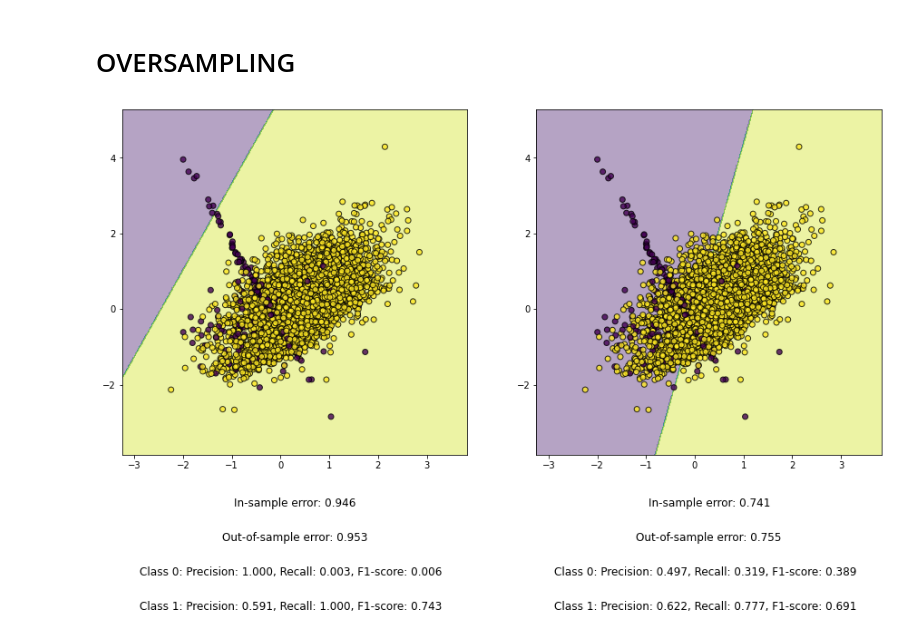
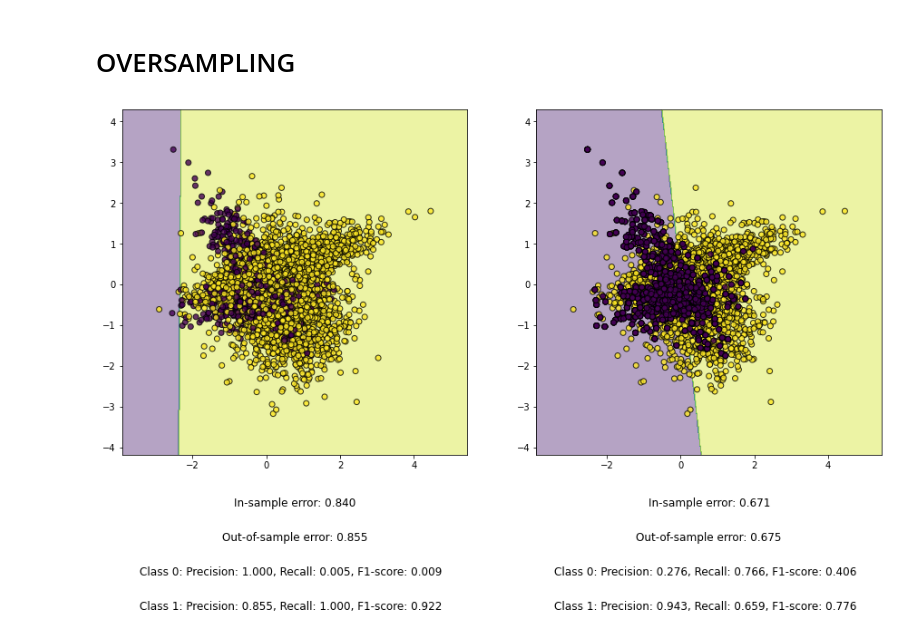
Before and after one commit to lucavella/SFML-project, a Jupyter notebook: Milan.ipynb, the cells around one changed output. Drawn from its saved outputs; the diff is of its cells as text; code cells hidden in the pictures.

```diff
--- a/Milan.ipynb
+++ b/Milan.ipynb
@@ -155,36 +111,0 @@ for ax, weights in zip(ax_arr, weights_arr):
-# %%
-fig, ((ax1, ax2), (ax3, ax4)) = plt.subplots(2, 2, figsize=(15, 12))
-fig.subplots_adjust(wspace=0.2, hspace=0.8)
-
-ax_arr = (ax1, ax2, ax3, ax4)
-weights_arr = ((0.05, 0.95), (0.12, 0.88),
-               (0.25, 0.75), (0.4, 0.6))
-for ax, weights in zip(ax_arr, weights_arr):
-    X, y = create_dataset(weights=weights, n_samples=5000, n_classes=2,
-                   class_sep=0.4, n_clusters=2)
-
-    ax.set_title('Linear SVC with y={}'.format(Counter(y)))
-
-    X_train, X_test, y_train, y_test = train_test_split(X, y, test_size=0.3, random_state=42)
-    clf = LinearSVC().fit(X_train, y_train)
-
-    plot_decision_function(X, y, clf, ax)
-
-    y_true = y_test
-
-    # compute in-sample error (accuracy on the training set)
-    y_pred_train = clf.predict(X_train)
-    in_sample_error = accuracy_score(y_train, y_pred_train)
-
-    # compute out-of-sample error (accuracy on the testing set)
-    y_pred_test = clf.predict(X_test)
-    out_of_sample_error = accuracy_score(y_test, y_pred_test)
-
-    ax.text(0.5, -0.15, "In-sample error: {:.3f}".format(in_sample_error), transform=ax.transAxes, ha='center', fontsize=12)
-    ax.text(0.5, -0.25, "Out-of-sample error: {:.3f}".format(out_of_sample_error), transform=ax.transAxes, ha='center', fontsize=12)
-
-    class_labels = np.unique(y)
-    report = classification_report(y_true, y_pred_test, zero_division=1, output_dict=True)
-
-    for i, label in enumerate(class_labels):
-        ax.text(0.05, -0.35-i*0.1, "Class {}: Precision: {:.3f}, Recall: {:.3f}, F1-score: {:.3f}".format(label, report[str(label)]['precision'], report[str(label)]['recall'], report[str(label)]['f1-score']), transform=ax.transAxes, fontsize=12)
@@ -212,38 +174,43 @@ fig.subplots_adjust(wspace=0.2, hspace=0.8)
 
 ax_arr = (axs[0], axs[1])
 for ax in ax_arr:
-    X, y = create_dataset(weights=(0.05, 0.95), n_samples=5000, n_classes=2,
+    X, y = create_dataset(weights=(0.15, 0.85), n_samples=5000, n_classes=2,
                    class_sep=0.4, n_clusters=2)
 
     X_train, X_test, y_train, y_test = train_test_split(X, y, test_size=0.3, random_state=42)
 
+    clf = LinearSVC()
 
     if (ax == axs[0]):
         clf.fit(X_train, y_train)
+        plot_decision_function(X, y, clf, ax)
     else:
         # Apply random oversampling only on the training data
         sampler = RandomOverSampler(random_state=0)
         X_resampled, y_resampled = sampler.fit_resample(X_train, y_train)
         # Train a new classifier on the oversampled data
         model = clf.fit(X_resampled, y_resampled)
+        plot_decision_function(X_resampled, y_resampled, clf, ax)
 
-    plot_decision_function(X, y, clf, ax)
+    #plot_decision_function(X, y, clf, ax)
 
     # compute in-sample error (accuracy on the training set)
     y_pred_train = clf.predict(X_train)
     in_sample_error = accuracy_score(y_train, y_pred_train)
 
     # compute out-of-sample error (accuracy on the testing set)
     y_pred_test = clf.predict(X_test)
     out_of_sample_error = accuracy_score(y_test, y_pred_test)
 
     ax.text(0.5, -0.15, "In-sample error: {:.3f}".format(in_sample_error), transform=ax.transAxes, ha='center', fontsize=12)
     ax.text(0.5, -0.25, "Out-of-sample error: {:.3f}".format(out_of_sample_error), transform=ax.transAxes, ha='center', fontsize=12)
 
+    y_true = y_test
+
     class_labels = np.unique(y)
     report = classification_report(y_true, y_pred_test, zero_division=1, output_dict=True)
 
     for i, label in enumerate(class_labels):
         ax.text(0.05, -0.35-i*0.1, "Class {}: Precision: {:.3f}, Recall: {:.3f}, F1-score: {:.3f}".format(label, report[str(label)]['precision'], report[str(label)]['recall'], report[str(label)]['f1-score']), transform=ax.transAxes, fontsize=12)
 # %% [output]
-[figure, old version]
+[figure, new version]
```
Also changed, not shown: parts of 12 cells of this notebook.
